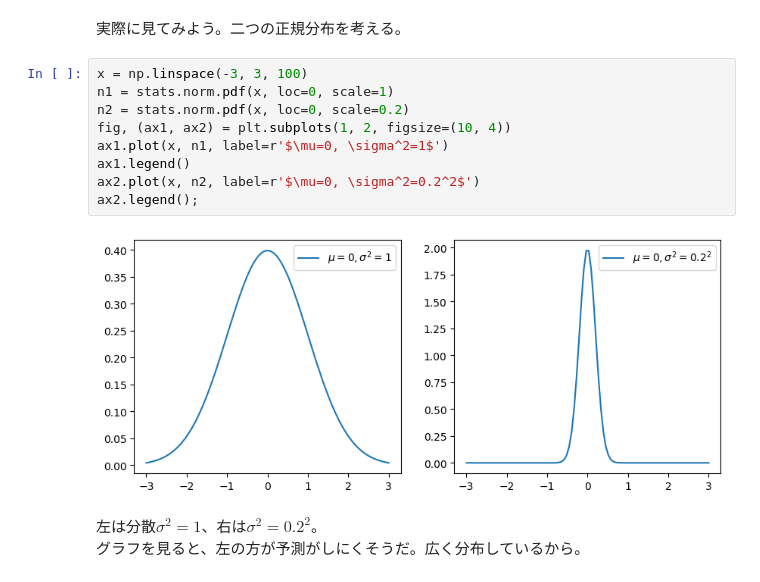
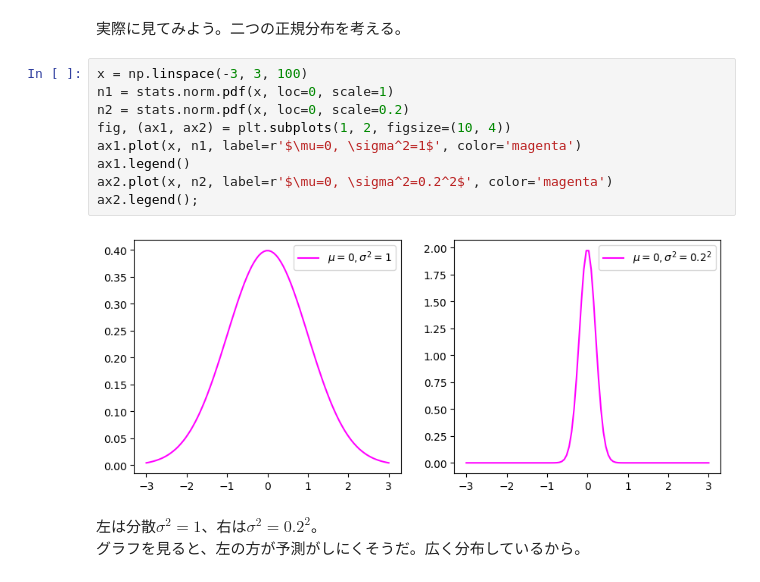
Before and after one commit to misya11p/dimensionality-reduction, a Jupyter notebook: PCA.ipynb, the cells around one changed output. Drawn from its saved outputs; the diff is of its cells as text.

```diff
--- a/PCA.ipynb
+++ b/PCA.ipynb
@@ -78,14 +86,14 @@ $$
 # %%
 x = np.linspace(-3, 3, 100)
 n1 = stats.norm.pdf(x, loc=0, scale=1)
 n2 = stats.norm.pdf(x, loc=0, scale=0.2)
 fig, (ax1, ax2) = plt.subplots(1, 2, figsize=(10, 4))
-ax1.plot(x, n1, label=r'$\mu=0, \sigma^2=1$')
+ax1.plot(x, n1, label=r'$\mu=0, \sigma^2=1$', color='magenta')
 ax1.legend()
-ax2.plot(x, n2, label=r'$\mu=0, \sigma^2=0.2^2$')
+ax2.plot(x, n2, label=r'$\mu=0, \sigma^2=0.2^2$', color='magenta')
 ax2.legend();
 # %% [output]
-[figure, old version]
+[figure, new version]
 # %% [markdown]
 左は分散$\sigma^2=1$、右は$\sigma^2=0.2^2$。
 グラフを見ると、左の方が予測がしにくそうだ。広く分布しているから。
```
Also changed, not shown: parts of 9 cells of this notebook.
